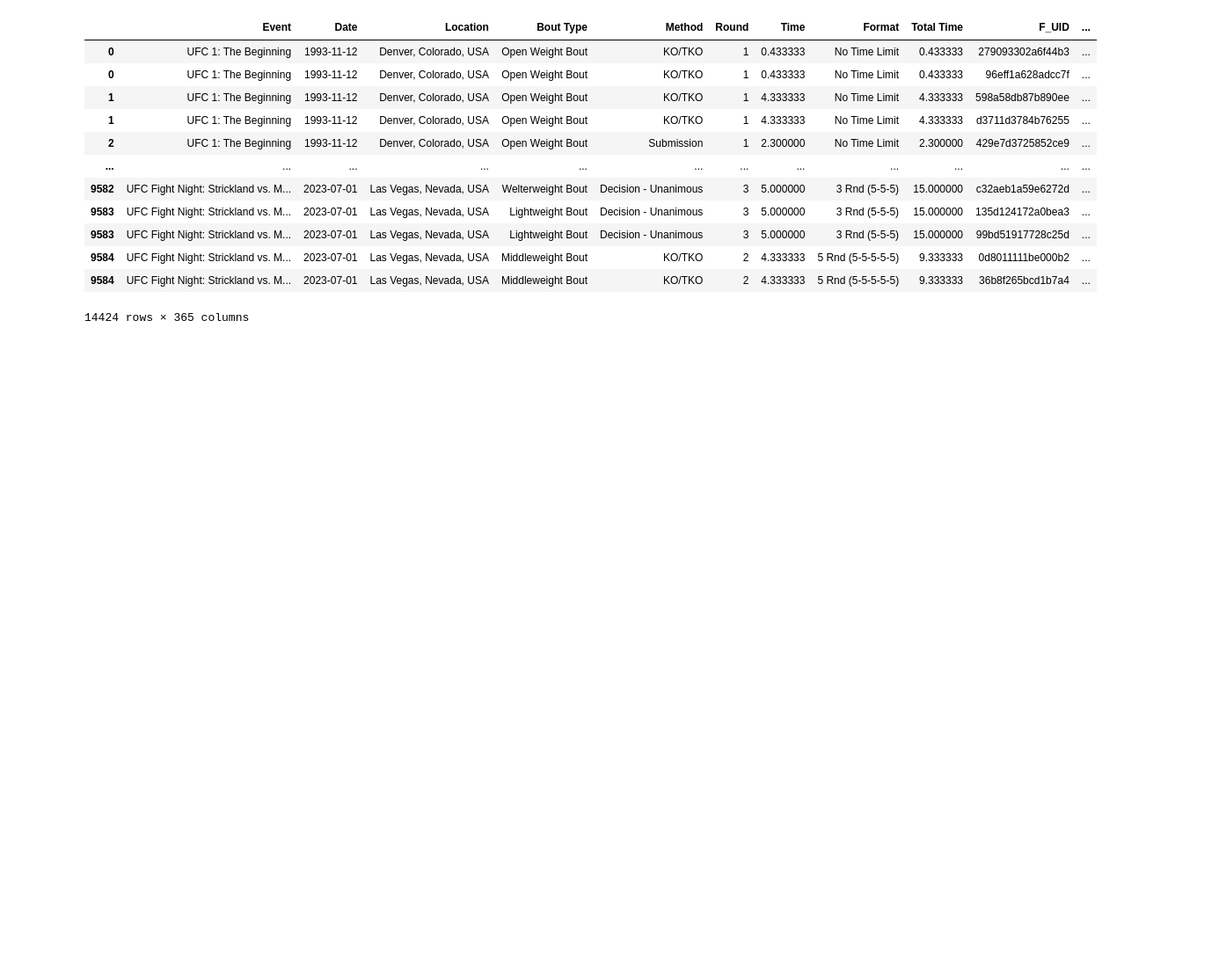
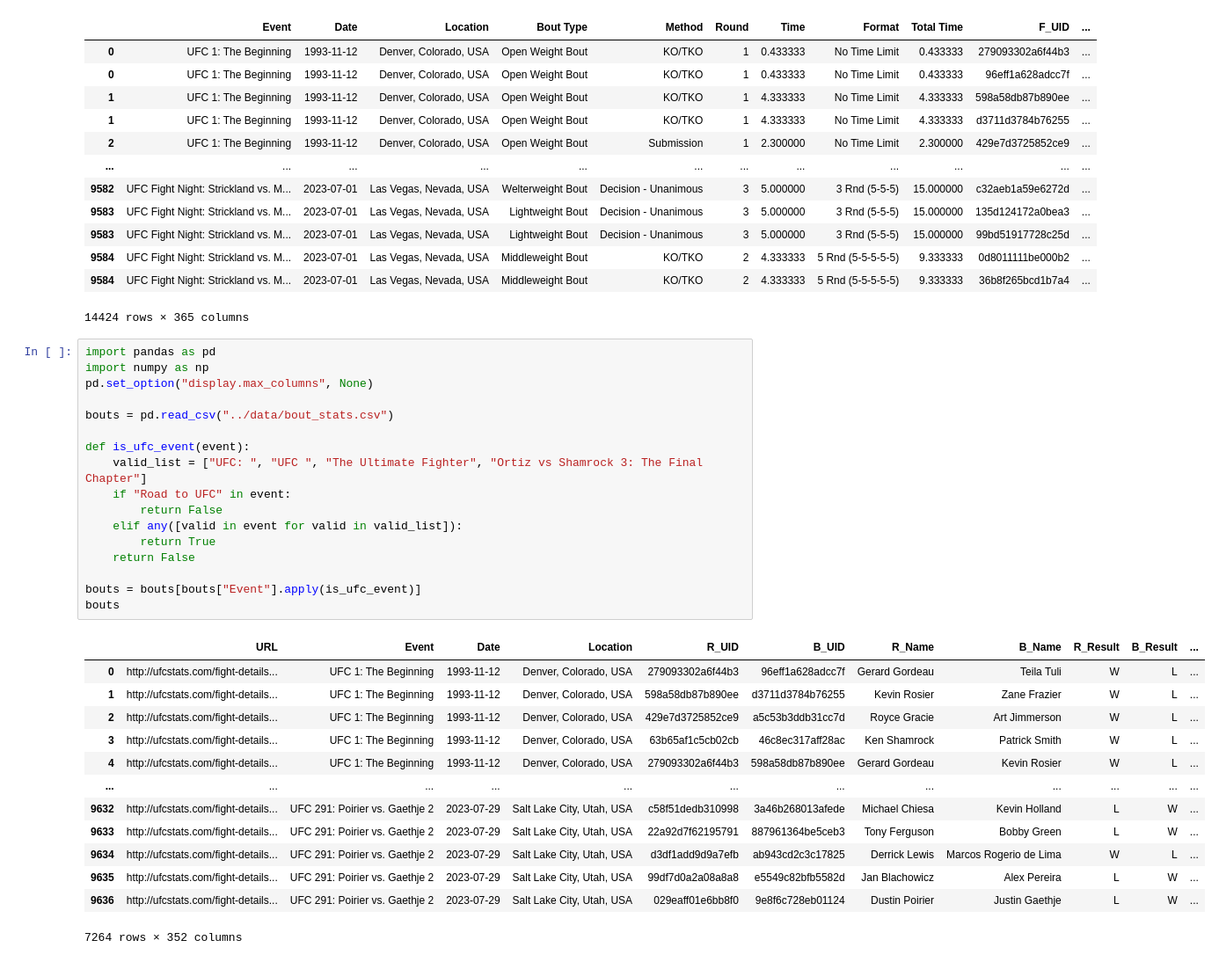
Before and after one commit to ehan03/UFC-Predict, a Jupyter notebook: notebooks/feature_engineering.ipynb, the cells around one changed output. Shown at 88% size. Drawn from its saved outputs; the diff is of its cells as text; blank space fills up the shorter version.

```diff
--- a/notebooks/feature_engineering.ipynb
+++ b/notebooks/feature_engineering.ipynb
@@ -111,3 +111,34 @@ feature_df_ufc_only
 | 9584 | UFC Fight Night: Strickland vs. M... | 2023-07-01 | Las Vegas, Nevada, USA | Middleweight Bout | KO/TKO | 2 | 4.333333 | 5 Rnd (5-5-5-5-5) | 9.333333 | 0d8011111be000b2 | ... |
 | 9584 | UFC Fight Night: Strickland vs. M... | 2023-07-01 | Las Vegas, Nevada, USA | Middleweight Bout | KO/TKO | 2 | 4.333333 | 5 Rnd (5-5-5-5-5) | 9.333333 | 36b8f265bcd1b7a4 | ... |
 14424 rows × 365 columns
+# %%
+import pandas as pd
+import numpy as np
+pd.set_option("display.max_columns", None)
+
+bouts = pd.read_csv("../data/bout_stats.csv")
+
+def is_ufc_event(event):
+    valid_list = ["UFC: ", "UFC ", "The Ultimate Fighter", "Ortiz vs Shamrock 3: The Final Chapter"]
+    if "Road to UFC" in event:
+        return False
+    elif any([valid in event for valid in valid_list]):
+        return True
+    return False
+
+bouts = bouts[bouts["Event"].apply(is_ufc_event)]
+bouts
+# %% [output]
+|  | URL | Event | Date | Location | R_UID | B_UID | R_Name | B_Name | R_Result | B_Result | ... |
+| 0 | http://ufcstats.com/fight-details... | UFC 1: The Beginning | 1993-11-12 | Denver, Colorado, USA | 279093302a6f44b3 | 96eff1a628adcc7f | Gerard Gordeau | Teila Tuli | W | L | ... |
+| 1 | http://ufcstats.com/fight-details... | UFC 1: The Beginning | 1993-11-12 | Denver, Colorado, USA | 598a58db87b890ee | d3711d3784b76255 | Kevin Rosier | Zane Frazier | W | L | ... |
+| 2 | http://ufcstats.com/fight-details... | UFC 1: The Beginning | 1993-11-12 | Denver, Colorado, USA | 429e7d3725852ce9 | a5c53b3ddb31cc7d | Royce Gracie | Art Jimmerson | W | L | ... |
+| 3 | http://ufcstats.com/fight-details... | UFC 1: The Beginning | 1993-11-12 | Denver, Colorado, USA | 63b65af1c5cb02cb | 46c8ec317aff28ac | Ken Shamrock | Patrick Smith | W | L | ... |
+| 4 | http://ufcstats.com/fight-details... | UFC 1: The Beginning | 1993-11-12 | Denver, Colorado, USA | 279093302a6f44b3 | 598a58db87b890ee | Gerard Gordeau | Kevin Rosier | W | L | ... |
+| ... | ... | ... | ... | ... | ... | ... | ... | ... | ... | ... | ... |
+| 9632 | http://ufcstats.com/fight-details... | UFC 291: Poirier vs. Gaethje 2 | 2023-07-29 | Salt Lake City, Utah, USA | c58f51dedb310998 | 3a46b268013afede | Michael Chiesa | Kevin Holland | L | W | ... |
+| 9633 | http://ufcstats.com/fight-details... | UFC 291: Poirier vs. Gaethje 2 | 2023-07-29 | Salt Lake City, Utah, USA | 22a92d7f62195791 | 887961364be5ceb3 | Tony Ferguson | Bobby Green | L | W | ... |
+| 9634 | http://ufcstats.com/fight-details... | UFC 291: Poirier vs. Gaethje 2 | 2023-07-29 | Salt Lake City, Utah, USA | d3df1add9d9a7efb | ab943cd2c3c17825 | Derrick Lewis | Marcos Rogerio de Lima | W | L | ... |
+| 9635 | http://ufcstats.com/fight-details... | UFC 291: Poirier vs. Gaethje 2 | 2023-07-29 | Salt Lake City, Utah, USA | 99df7d0a2a08a8a8 | e5549c82bfb5582d | Jan Blachowicz | Alex Pereira | L | W | ... |
+| 9636 | http://ufcstats.com/fight-details... | UFC 291: Poirier vs. Gaethje 2 | 2023-07-29 | Salt Lake City, Utah, USA | 029eaff01e6bb8f0 | 9e8f6c728eb01124 | Dustin Poirier | Justin Gaethje | L | W | ... |
+7264 rows × 352 columns
```
Also changed, not shown: 27 other files.
